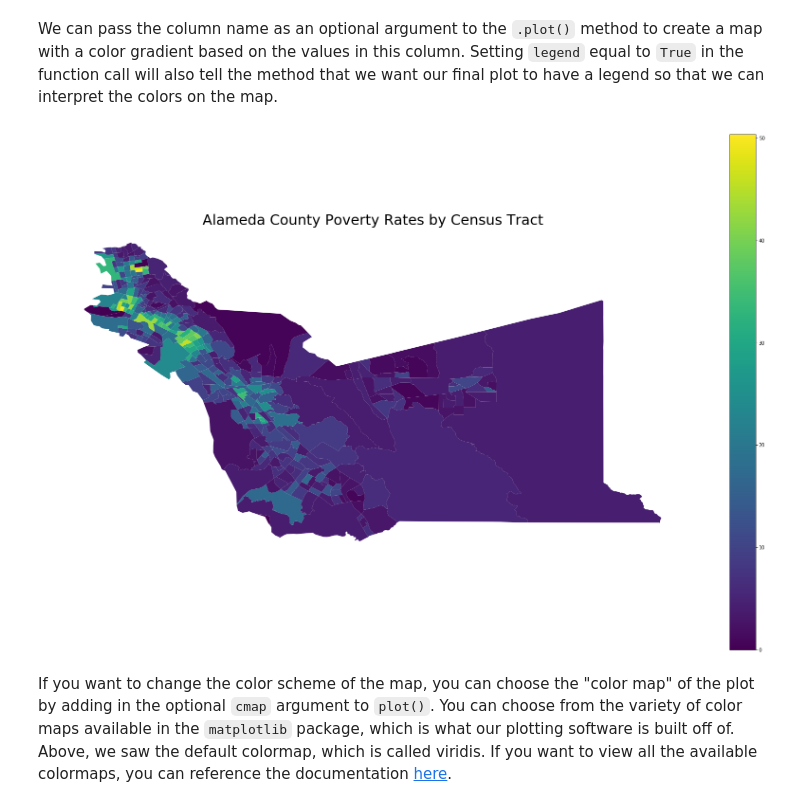
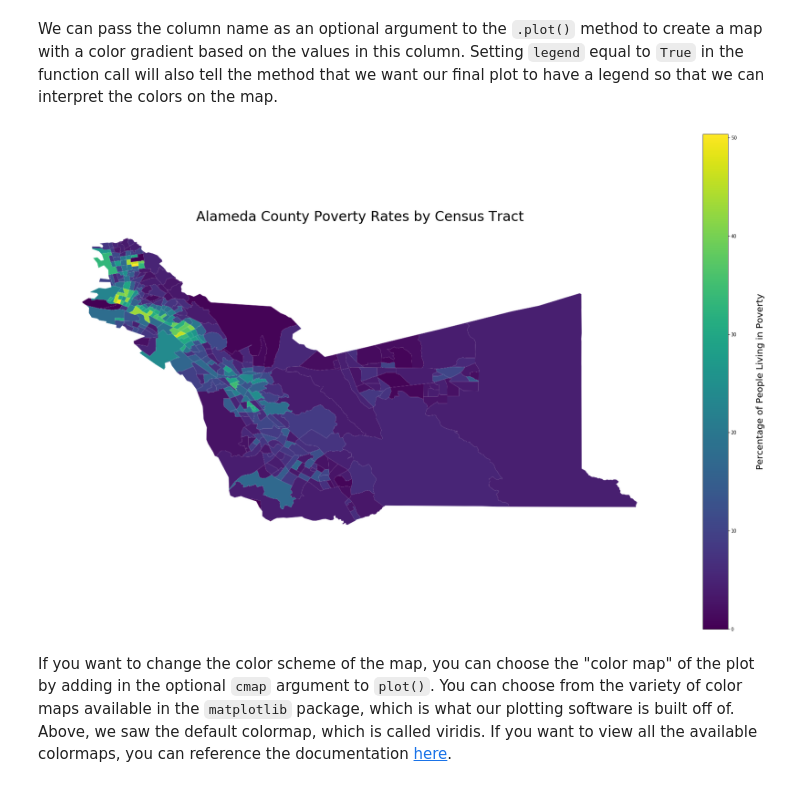
Before and after one commit to ds-modules/CP-101, a Jupyter notebook: lab_9/Geopandas_solutions.ipynb, the cells around one changed output. Saved outputs shown, nothing was run; the diff lists cells and outputs as text; code cells hidden in the pictures.

```diff
--- a/lab_9/Geopandas_solutions.ipynb
+++ b/lab_9/Geopandas_solutions.ipynb
@@ -156,23 +156,33 @@ Name: pct_pov, Length: 361, dtype: float64
 We can pass the column name as an optional argument to the `.plot()` method to create a map with a color gradient based on the values in this column. Setting `legend` equal to `True` in the function call will also tell the method that we want our final plot to have a legend so that we can interpret the colors on the map.
 # %%
 alameda.plot(column = 'pct_pov', legend = True)
-#Bounds supplies information on the maximum and minimum values of the x-axis and y-axis of our plot.
-bounds = alameda.bounds.iloc[0]
+
+#Total_bounds supplies information on the maximum and minimum values of the x-axis and y-axis of our plot.
+bounds = alameda.total_bounds
 '''
-        minx   -122.268070
-        miny     37.837482
-        maxx   -122.261296
-        maxy     37.845027
-        Name: 0, dtype: float64
+    Calling total_bounds on a GeoSeries returns an array with the following values:
+        index 0: minx   -122.268070
+        index 1: miny     37.837482
+        index 2: maxx   -121.469214
+        index 3: maxy     37.905824
 '''
-minx = bounds["minx"]
-miny = bounds["miny"]
-# We use that information to place the text label for our legend
-plt.text(minx + 1, miny - 0.3, 'Percentage of People Living in Poverty', fontsize=20, rotation=90, rotation_mode='anchor')
+minx = bounds[0]
+miny = bounds[1]
+maxx = bounds[2]
+maxy = bounds[3]
+
+# We will use this information to place the text label for our legend.
+# The following line creates a dictionary (text_properties)
+# to set the rotation pivot of the text to its' center and assign a fontsize outside default.
+text_properties = {'ha': 'center', 'va': 'center', 'fontsize' : 20}
+
+# Here we use our bounds to decide the location of the label 'Percentage of People Living in Poverty' on our map.
+plt.text(maxx + (maxx-minx)/4.5, (maxy - miny)/2 + miny, 'Percentage of People Living in Poverty', text_properties, rotation=90)
+
 plt.title('Alameda County Poverty Rates by Census Tract', fontsize = 30)
 plt.axis('off');
 # %% [output]
-[figure, old version]
+[figure, new version]
 # %% [markdown]
 If you want to change the color scheme of the map, you can choose the "color map" of the plot by adding in the optional `cmap` argument to `plot()`. You can choose from the variety of color maps available in the `matplotlib` package, which is what our plotting software is built off of. Above, we saw the default colormap, which is called viridis. If you want to view all the available colormaps, you can reference the documentation [here](https://matplotlib.org/users/colormaps.html).
 # %%
```
Also changed, not shown: parts of 6 cells of this notebook.
